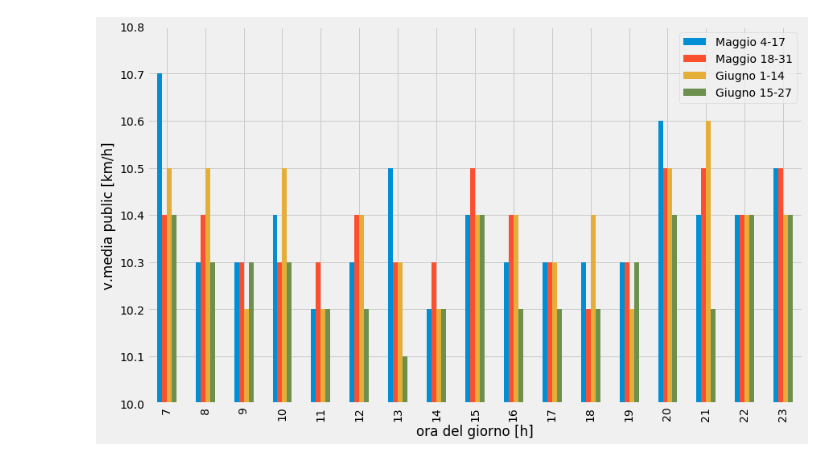
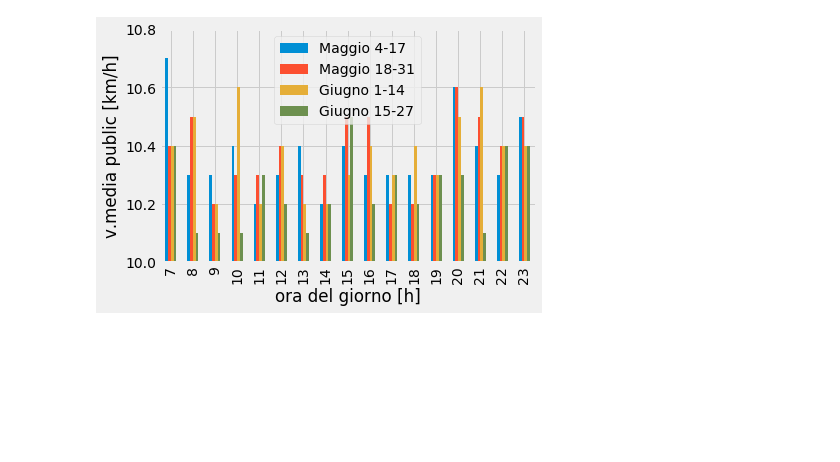
Before and after one commit to mmastrapasqua7/kowalskianalysis, a Jupyter notebook: jupyter/2_AnalisiEVariazioneVelocitaMediaMezzi.ipynb, the cells around one changed output. Cells and saved outputs as stored; diff of their text form; code cells hidden in the pictures; blank space fills up the shorter version.

```diff
--- a/jupyter/2_AnalisiEVariazioneVelocitaMediaMezzi.ipynb
+++ b/jupyter/2_AnalisiEVariazioneVelocitaMediaMezzi.ipynb
@@ -76,5 +74,6 @@ wcolors = ['blue', 'green']
 # %%
-vmedia_week(tragitti[car_cond], 'Car').plot.bar(color=wcolors, alpha=.8)
+tragitti = tragitti[clean(tragitti)]
+vmedia_week(tragitti, 'Car').plot.bar(color=wcolors, alpha=.8)
 plt.ylim(21, 27)
 plt.xlabel('orario [h]')
 plt.ylabel('v.media car [km/h]')
@@ -133,9 +133,9 @@ anova(list_of_list(tragitti))
 # %%
 lst = [
-    vmedia_giorno(tragitti[(tragitti['Month'] == 5) & tragitti['Day'].between(4, 17) & car_cond], 'Car'),
-    vmedia_giorno(tragitti[(tragitti['Month'] == 5) & tragitti['Day'].between(18, 31) & car_cond], 'Car'),
-    vmedia_giorno(tragitti[(tragitti['Month'] == 6) & tragitti['Day'].between(1, 14) & car_cond], 'Car'),
-    vmedia_giorno(tragitti[(tragitti['Month'] == 6) & tragitti['Day'].between(15, 27) & car_cond], 'Car')]
+    vmedia_giorno(tragitti[(tragitti['Month'] == 5) & tragitti['Day'].between(4, 17)], 'Car'),
+    vmedia_giorno(tragitti[(tragitti['Month'] == 5) & tragitti['Day'].between(18, 31)], 'Car'),
+    vmedia_giorno(tragitti[(tragitti['Month'] == 6) & tragitti['Day'].between(1, 14)], 'Car'),
+    vmedia_giorno(tragitti[(tragitti['Month'] == 6) & tragitti['Day'].between(15, 27)], 'Car')]
 
 array = np.array(lst).T
 
@@ -144,7 +144,6 @@ confronto_vmedie_week_by_week = pd.DataFrame(
     index=range(7,24),
     columns=['Maggio 4-17', 'Maggio 18-31', 'Giugno 1-14', 'Giugno 15-27']).round(decimals=1)
 
-plt.rc('figure', figsize=(13.0, 13.0 / golden))
 confronto_vmedie_week_by_week.plot.bar()
 plt.ylim(20, 27)
 plt.xlabel('ora del giorno [h]')
@@ -155,23 +154,23 @@ plt.show()
 # %%
 lst = [
-    vmedia_giorno(tragitti[(tragitti['Month'] == 5) & tragitti['Day'].between(4, 17) & public_cond], 'Public'),
-    vmedia_giorno(tragitti[(tragitti['Month'] == 5) & tragitti['Day'].between(18, 31) & public_cond], 'Public'),
-    vmedia_giorno(tragitti[(tragitti['Month'] == 6) & tragitti['Day'].between(1, 14) & public_cond], 'Public'),
-    vmedia_giorno(tragitti[(tragitti['Month'] == 6) & tragitti['Day'].between(15, 27) & public_cond], 'Public')]
+    vmedia_giorno(tragitti[(tragitti['Month'] == 5) & tragitti['Day'].between(4, 17)], 'Public'),
+    vmedia_giorno(tragitti[(tragitti['Month'] == 5) & tragitti['Day'].between(18, 31)], 'Public'),
+    vmedia_giorno(tragitti[(tragitti['Month'] == 6) & tragitti['Day'].between(1, 14)], 'Public'),
+    vmedia_giorno(tragitti[(tragitti['Month'] == 6) & tragitti['Day'].between(15, 27)], 'Public')]
 
 array = np.array(lst).T
 
 confronto_vmedie_week_by_week = pd.DataFrame(
     array,
     index=range(7,24),
     columns=['Maggio 4-17', 'Maggio 18-31', 'Giugno 1-14', 'Giugno 15-27']).round(decimals=1)
 
 confronto_vmedie_week_by_week.plot.bar()
 plt.ylim(10, 10.8)
 plt.xlabel('ora del giorno [h]')
 plt.ylabel('v.media public [km/h]')
 plt.show()
 # %% [output]
-[figure, old version]
+[figure, new version]
 # %%
 lst = [
```
Also changed, not shown: parts of 10 cells of this notebook, 11 other files.
